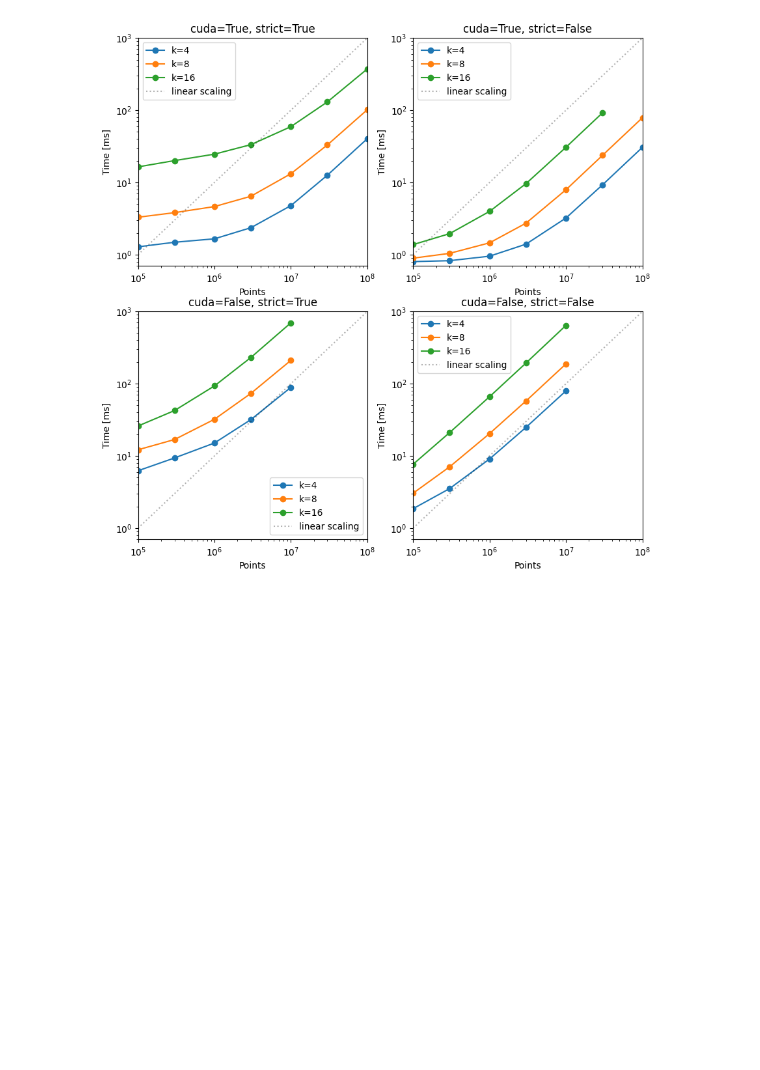
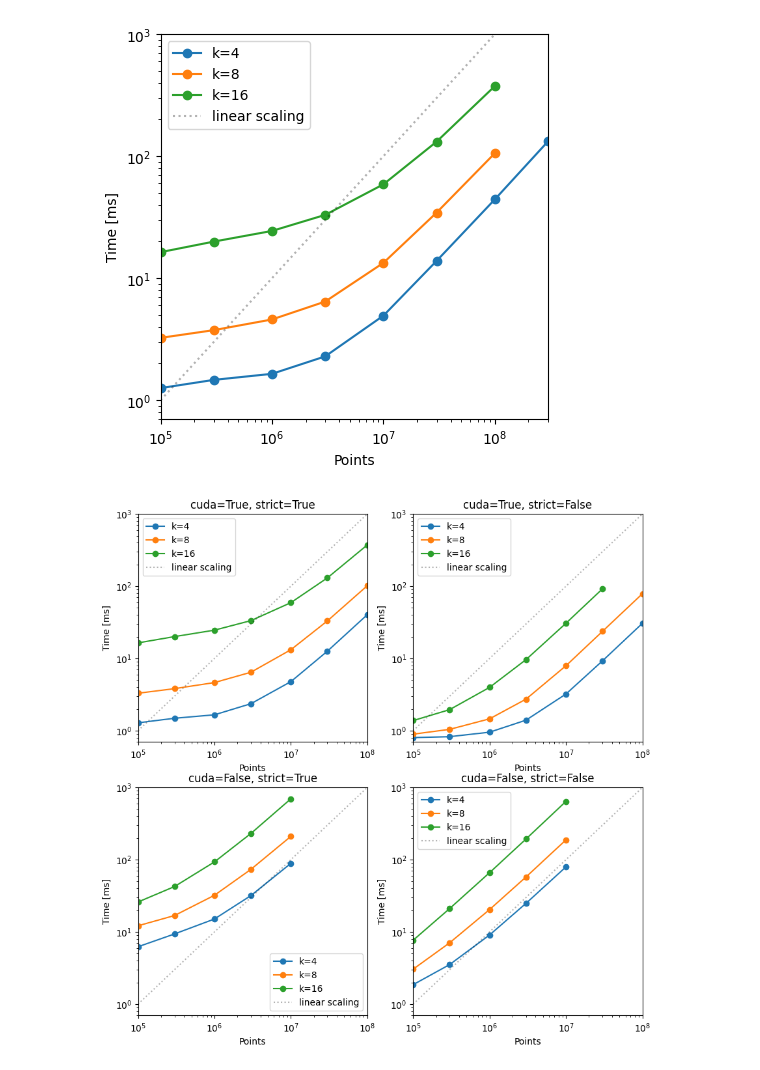
Before and after one commit to stanford-ism/graphgp, a Jupyter notebook: plot_benchmarks.ipynb, the cells around one changed output. Cells and saved outputs as stored; diff of their text form; code cells hidden in the pictures; blank space fills up the shorter version.

```diff
--- a/plot_benchmarks.ipynb
+++ b/plot_benchmarks.ipynb
@@ -1,6 +1,37 @@
 # %%
 import json
 import matplotlib.pyplot as plt
+# %%
+# Load data
+with open('output/cuda_scaling_results_2.json', 'r') as f:
+    data = json.load(f)
+# %%
+fig, ax = plt.subplots(1, 1, figsize=(5, 5))
+
+# Group by k value
+k_groups = {}
+for result in data['results']:
+    k = result['parameters']['k']
+    n = result['parameters']['n']
+    mean_time = result['timing']['mean']
+
+    if k not in k_groups:
+        k_groups[k] = {'n': [], 'times': []}
+
+    k_groups[k]['n'].append(n)
+    k_groups[k]['times'].append(mean_time * 1000)
+
+# Plot
+for k in sorted(k_groups.keys()):
+    ax.plot(k_groups[k]['n'], k_groups[k]['times'], 'o-', label=f'k={k}')
+
+ax.plot([10**5, 10**8], [10**0, 10**3], ls=':', c='k', alpha=0.3, label='linear scaling')
+ax.set(xscale='log', yscale='log', ylabel='Time [ms]', xlabel='Points', ylim=(0.7,1000), xlim=(1e5, 3e8))
+ax.legend(loc='upper left')
+
+plt.show()
+# %% [output]
+[figure, added]
 # %%
 # Load data
 with open('output/scaling_results.json', 'r') as f:
```
Also changed, not shown: 15 other files.
